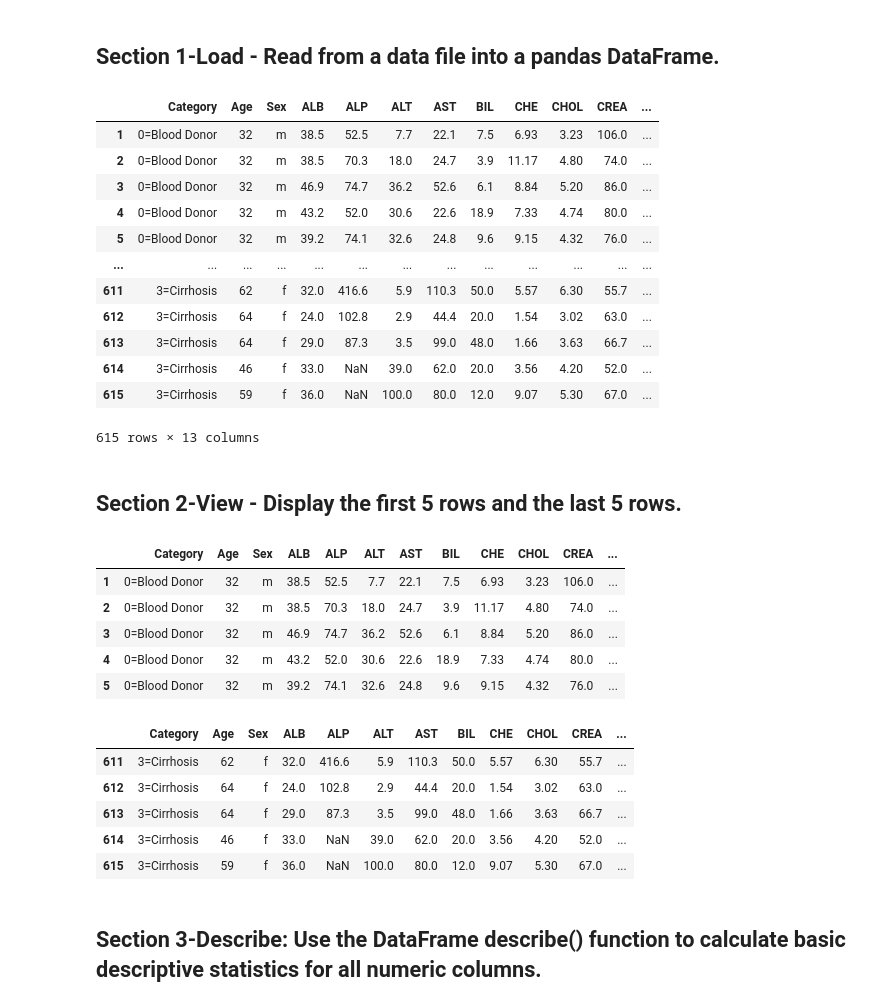
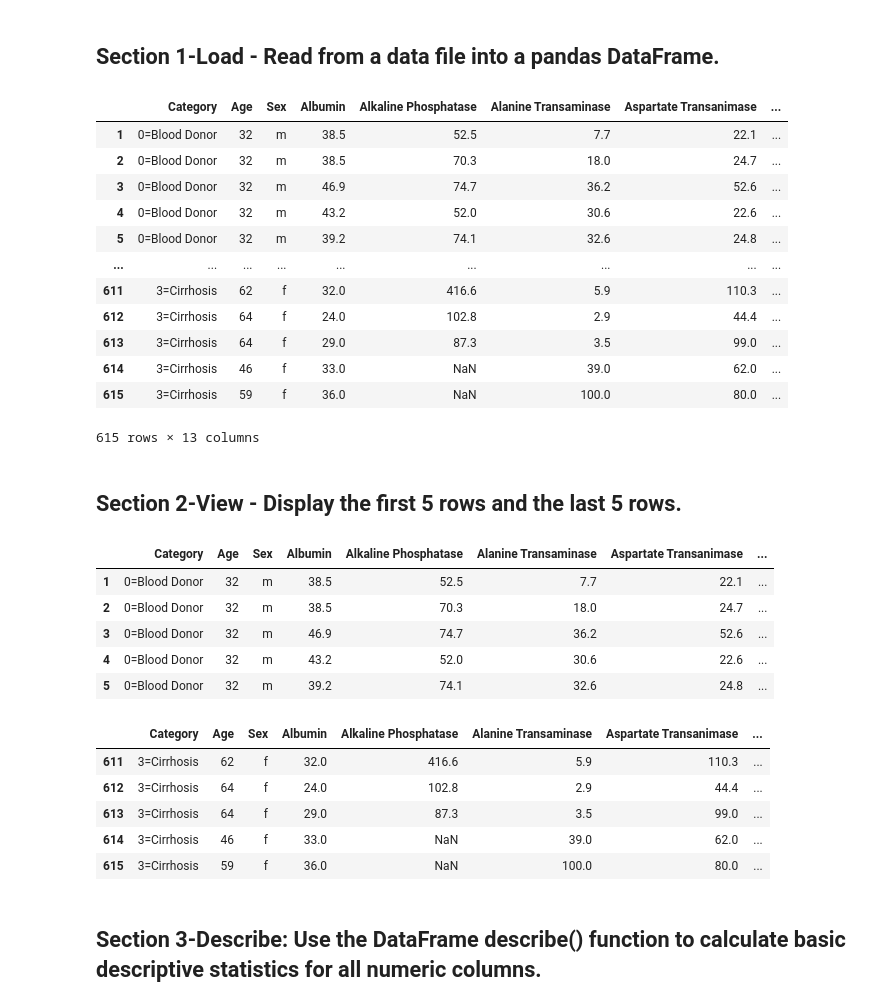
Before and after one commit to adriacv17/datafun-06-projects, a Jupyter notebook: task3_labvalues.ipynb, the cells around one changed output. Drawn from its saved outputs; the diff is of its cells as text; code cells hidden in the pictures.

```diff
--- a/task3_labvalues.ipynb
+++ b/task3_labvalues.ipynb
@@ -6,44 +6,50 @@ Author: [Adrian Vega](https://github.com/adriacv17) <br >Respository: [datafun-0
 # %%
 import pandas as pd # import pandas library
 import numpy as np # import numpy library
 
 labvaluesdf = pd.read_csv('HepatitisCdata.csv', index_col=0) # Create DataFrame from csv file
 
+#rename columns for clarity on lab test
+labvaluesdf.columns = ['Category', 'Age', 'Sex', 'Albumin', 'Alkaline Phosphatase',
+                        'Alanine Transaminase', 'Aspartate Transanimase', 'Bilirubin',
+                          'Acetylcholinesterase', 'Cholesterol', 'Creatinine',
+                            'Gamma-Glutamyl Transferase', 'Proteins']
+
 labvaluesdf # call labvaluesdf DataFrame
 # %% [output]
-|  | Category | Age | Sex | ALB | ALP | ALT | AST | BIL | CHE | CHOL | CREA | ... |
-| 1 | 0=Blood Donor | 32 | m | 38.5 | 52.5 | 7.7 | 22.1 | 7.5 | 6.93 | 3.23 | 106.0 | ... |
-| 2 | 0=Blood Donor | 32 | m | 38.5 | 70.3 | 18.0 | 24.7 | 3.9 | 11.17 | 4.80 | 74.0 | ... |
-| 3 | 0=Blood Donor | 32 | m | 46.9 | 74.7 | 36.2 | 52.6 | 6.1 | 8.84 | 5.20 | 86.0 | ... |
-| 4 | 0=Blood Donor | 32 | m | 43.2 | 52.0 | 30.6 | 22.6 | 18.9 | 7.33 | 4.74 | 80.0 | ... |
-| 5 | 0=Blood Donor | 32 | m | 39.2 | 74.1 | 32.6 | 24.8 | 9.6 | 9.15 | 4.32 | 76.0 | ... |
-| ... | ... | ... | ... | ... | ... | ... | ... | ... | ... | ... | ... | ... |
-| 611 | 3=Cirrhosis | 62 | f | 32.0 | 416.6 | 5.9 | 110.3 | 50.0 | 5.57 | 6.30 | 55.7 | ... |
-| 612 | 3=Cirrhosis | 64 | f | 24.0 | 102.8 | 2.9 | 44.4 | 20.0 | 1.54 | 3.02 | 63.0 | ... |
-| 613 | 3=Cirrhosis | 64 | f | 29.0 | 87.3 | 3.5 | 99.0 | 48.0 | 1.66 | 3.63 | 66.7 | ... |
-| 614 | 3=Cirrhosis | 46 | f | 33.0 | NaN | 39.0 | 62.0 | 20.0 | 3.56 | 4.20 | 52.0 | ... |
-| 615 | 3=Cirrhosis | 59 | f | 36.0 | NaN | 100.0 | 80.0 | 12.0 | 9.07 | 5.30 | 67.0 | ... |
+|  | Category | Age | Sex | Albumin | Alkaline Phosphatase | Alanine Transaminase | Aspartate Transanimase | ... |
+| 1 | 0=Blood Donor | 32 | m | 38.5 | 52.5 | 7.7 | 22.1 | ... |
+| 2 | 0=Blood Donor | 32 | m | 38.5 | 70.3 | 18.0 | 24.7 | ... |
+| 3 | 0=Blood Donor | 32 | m | 46.9 | 74.7 | 36.2 | 52.6 | ... |
+| 4 | 0=Blood Donor | 32 | m | 43.2 | 52.0 | 30.6 | 22.6 | ... |
+| 5 | 0=Blood Donor | 32 | m | 39.2 | 74.1 | 32.6 | 24.8 | ... |
+| ... | ... | ... | ... | ... | ... | ... | ... | ... |
+| 611 | 3=Cirrhosis | 62 | f | 32.0 | 416.6 | 5.9 | 110.3 | ... |
+| 612 | 3=Cirrhosis | 64 | f | 24.0 | 102.8 | 2.9 | 44.4 | ... |
+| 613 | 3=Cirrhosis | 64 | f | 29.0 | 87.3 | 3.5 | 99.0 | ... |
+| 614 | 3=Cirrhosis | 46 | f | 33.0 | NaN | 39.0 | 62.0 | ... |
+| 615 | 3=Cirrhosis | 59 | f | 36.0 | NaN | 100.0 | 80.0 | ... |
 615 rows × 13 columns
 # %% [markdown]
 ## Section 2-View - Display the first 5 rows and the last 5 rows.
 # %%
 labvaluesdf.head(5) #display first 5 rows
 # %% [output]
-|  | Category | Age | Sex | ALB | ALP | ALT | AST | BIL | CHE | CHOL | CREA | ... |
-| 1 | 0=Blood Donor | 32 | m | 38.5 | 52.5 | 7.7 | 22.1 | 7.5 | 6.93 | 3.23 | 106.0 | ... |
-| 2 | 0=Blood Donor | 32 | m | 38.5 | 70.3 | 18.0 | 24.7 | 3.9 | 11.17 | 4.80 | 74.0 | ... |
-| 3 | 0=Blood Donor | 32 | m | 46.9 | 74.7 | 36.2 | 52.6 | 6.1 | 8.84 | 5.20 | 86.0 | ... |
-| 4 | 0=Blood Donor | 32 | m | 43.2 | 52.0 | 30.6 | 22.6 | 18.9 | 7.33 | 4.74 | 80.0 | ... |
-| 5 | 0=Blood Donor | 32 | m | 39.2 | 74.1 | 32.6 | 24.8 | 9.6 | 9.15 | 4.32 | 76.0 | ... |
+|  | Category | Age | Sex | Albumin | Alkaline Phosphatase | Alanine Transaminase | Aspartate Transanimase | ... |
+| 1 | 0=Blood Donor | 32 | m | 38.5 | 52.5 | 7.7 | 22.1 | ... |
+| 2 | 0=Blood Donor | 32 | m | 38.5 | 70.3 | 18.0 | 24.7 | ... |
+| 3 | 0=Blood Donor | 32 | m | 46.9 | 74.7 | 36.2 | 52.6 | ... |
+| 4 | 0=Blood Donor | 32 | m | 43.2 | 52.0 | 30.6 | 22.6 | ... |
+| 5 | 0=Blood Donor | 32 | m | 39.2 | 74.1 | 32.6 | 24.8 | ... |
 # %%
 labvaluesdf.tail(5) #display last 5 rows
 # %% [output]
-|  | Category | Age | Sex | ALB | ALP | ALT | AST | BIL | CHE | CHOL | CREA | ... |
-| 611 | 3=Cirrhosis | 62 | f | 32.0 | 416.6 | 5.9 | 110.3 | 50.0 | 5.57 | 6.30 | 55.7 | ... |
-| 612 | 3=Cirrhosis | 64 | f | 24.0 | 102.8 | 2.9 | 44.4 | 20.0 | 1.54 | 3.02 | 63.0 | ... |
-| 613 | 3=Cirrhosis | 64 | f | 29.0 | 87.3 | 3.5 | 99.0 | 48.0 | 1.66 | 3.63 | 66.7 | ... |
-| 614 | 3=Cirrhosis | 46 | f | 33.0 | NaN | 39.0 | 62.0 | 20.0 | 3.56 | 4.20 | 52.0 | ... |
-| 615 | 3=Cirrhosis | 59 | f | 36.0 | NaN | 100.0 | 80.0 | 12.0 | 9.07 | 5.30 | 67.0 | ... |
+|  | Category | Age | Sex | Albumin | Alkaline Phosphatase | Alanine Transaminase | Aspartate Transanimase | ... |
+| 611 | 3=Cirrhosis | 62 | f | 32.0 | 416.6 | 5.9 | 110.3 | ... |
+| 612 | 3=Cirrhosis | 64 | f | 24.0 | 102.8 | 2.9 | 44.4 | ... |
+| 613 | 3=Cirrhosis | 64 | f | 29.0 | 87.3 | 3.5 | 99.0 | ... |
+| 614 | 3=Cirrhosis | 46 | f | 33.0 | NaN | 39.0 | 62.0 | ... |
+| 615 | 3=Cirrhosis | 59 | f | 36.0 | NaN | 100.0 | 80.0 | ... |
 # %% [markdown]
 ## Section 3-Describe: Use the DataFrame describe() function to calculate basic descriptive statistics for all numeric columns.
 # %%
```
Also changed, not shown: parts of 3 cells of this notebook.
